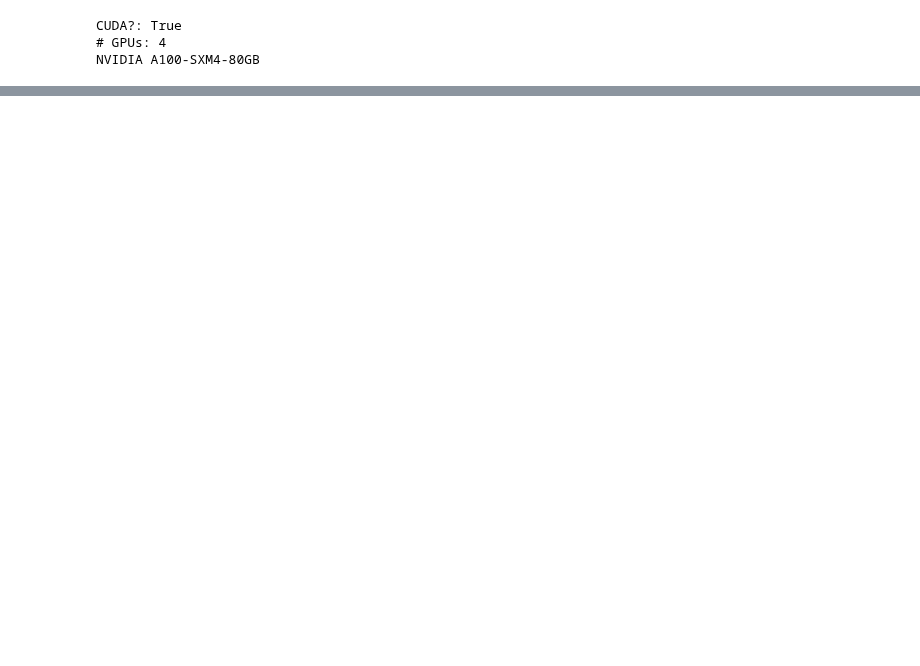
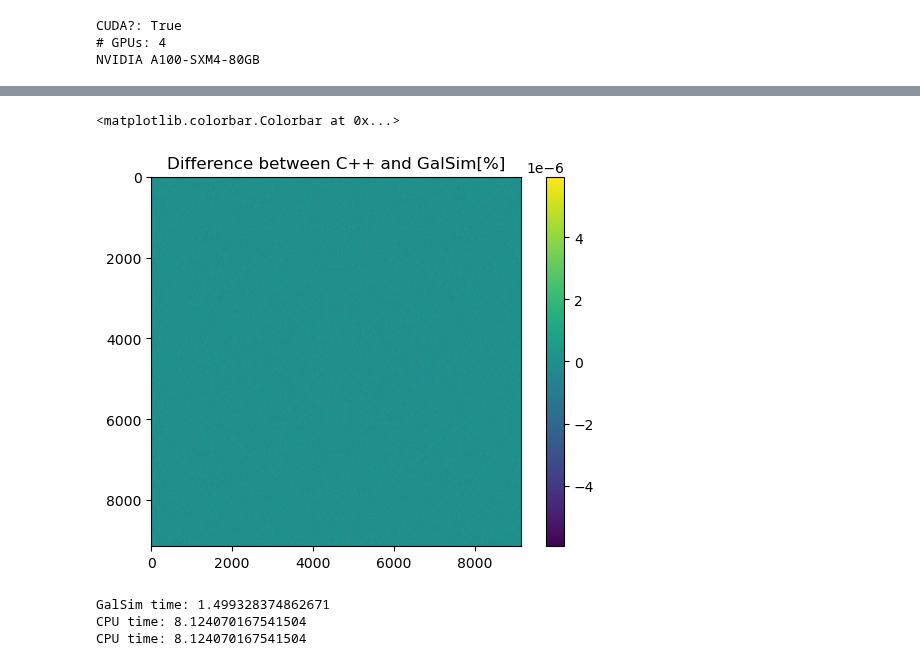
Before and after one commit to CMacM/BATSim, a Jupyter notebook: notebooks/dev/pytorch_conv.ipynb, the cells around one changed output, grey strips where cells are left out. Cells and saved outputs as stored; diff of their text form; code cells hidden in the pictures; blank space fills up the shorter version.

```diff
--- a/notebooks/dev/pytorch_conv.ipynb
+++ b/notebooks/dev/pytorch_conv.ipynb
@@ -108,0 +233,22 @@ plt.colorbar()
+# %%
+plt.title('Difference between C++ and GalSim[%]')
+plt.imshow(((CPUfluxes-gal_no_conv)/CPUfluxes) * 100)
+plt.colorbar()
+# %% [output]
+<matplotlib.colorbar.Colorbar at 0x...>
+[figure, added]
+# %%
+start = time()
+gs_test = galaxy.drawImage(nx=nn, ny=nn, scale=nyq, method='no_pixel').array
+gs_time = time()-start
+print('GalSim time:', gs_time)
+
+start = time()
+CPUfluxes = batsim._gsinterface.getFluxVec(galaxy._sbp, x, y)
+CPUfluxes = np.reshape(CPUfluxes, (nn, nn))
+cpp_time = time()-start
+print('CPU time:', cpp_time)
+# %% [output]
+GalSim time: 1.499328374862671
+CPU time: 8.124070167541504
+CPU time: 8.124070167541504
```
Also changed, not shown: parts of 12 cells of this notebook, 2 other files.
